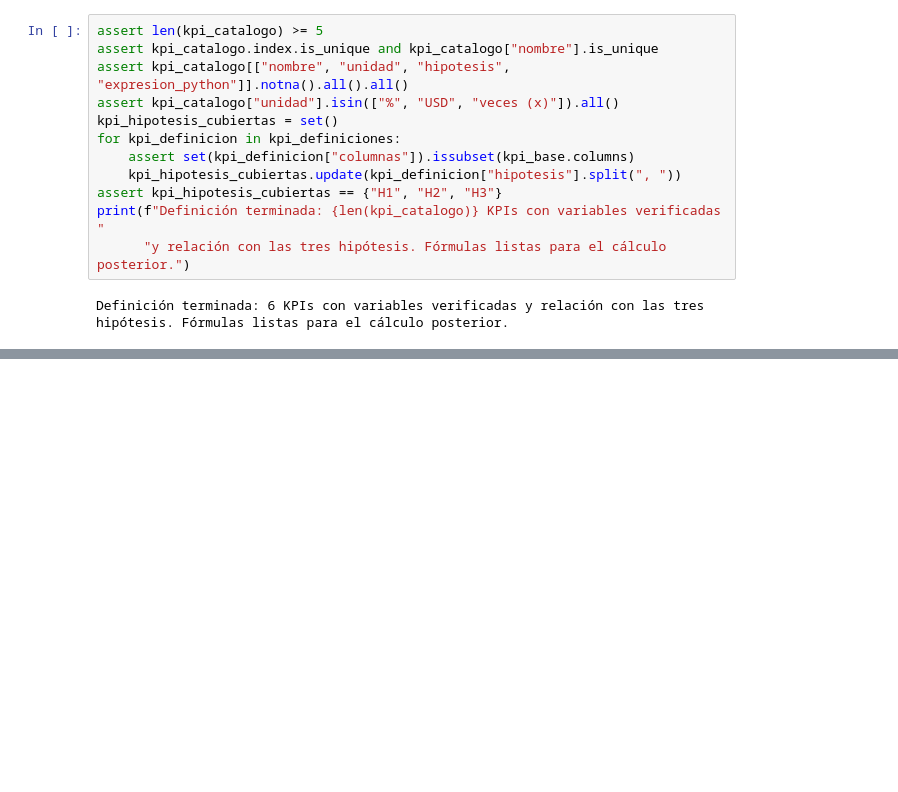
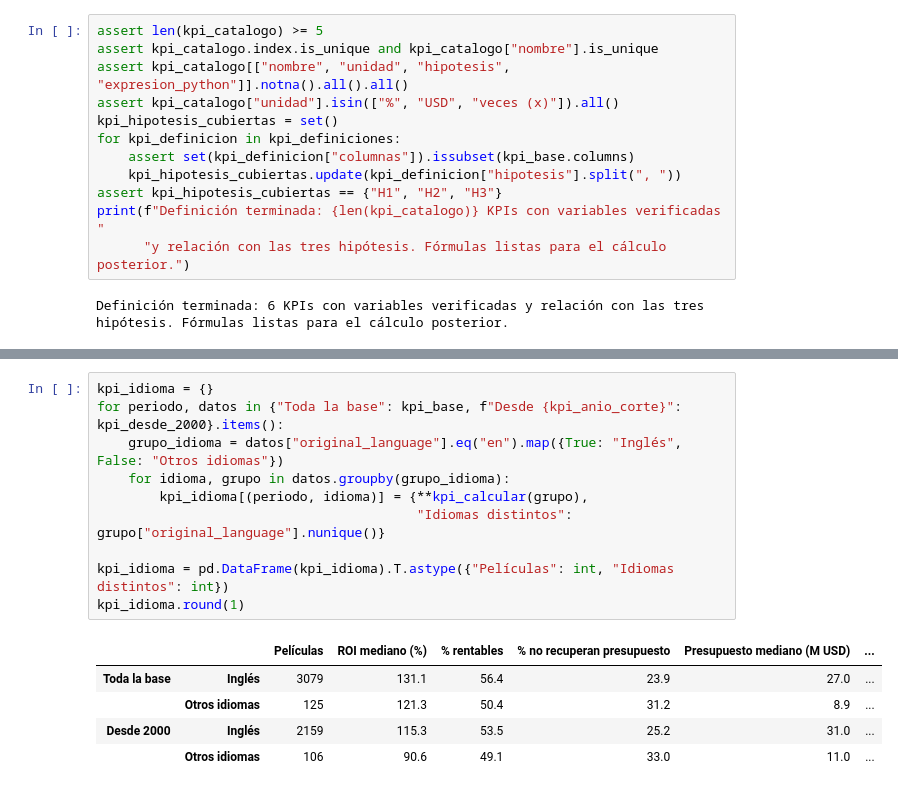
Before and after one commit to JulianHZ711/analisis-datos-evento-3, a Jupyter notebook: notebooks/04_kpis.ipynb, the cells around one changed output, grey strips where cells are left out. Drawn from its saved outputs; the diff is of its cells as text; blank space fills up the shorter version.

```diff
--- a/notebooks/04_kpis.ipynb
+++ b/notebooks/04_kpis.ipynb
@@ -271,0 +481,16 @@ Definición terminada: 6 KPIs con variables verificadas y relación con las tres
+# %%
+kpi_idioma = {}
+for periodo, datos in {"Toda la base": kpi_base, f"Desde {kpi_anio_corte}": kpi_desde_2000}.items():
+    grupo_idioma = datos["original_language"].eq("en").map({True: "Inglés", False: "Otros idiomas"})
+    for idioma, grupo in datos.groupby(grupo_idioma):
+        kpi_idioma[(periodo, idioma)] = {**kpi_calcular(grupo),
+                                         "Idiomas distintos": grupo["original_language"].nunique()}
+
+kpi_idioma = pd.DataFrame(kpi_idioma).T.astype({"Películas": int, "Idiomas distintos": int})
+kpi_idioma.round(1)
+# %% [output]
+|  |  | Películas | ROI mediano (%) | % rentables | % no recuperan presupuesto | Presupuesto mediano (M USD) | ... |
+| Toda la base | Inglés | 3079 | 131.1 | 56.4 | 23.9 | 27.0 | ... |
+|  | Otros idiomas | 125 | 121.3 | 50.4 | 31.2 | 8.9 | ... |
+| Desde 2000 | Inglés | 2159 | 115.3 | 53.5 | 25.2 | 31.0 | ... |
+|  | Otros idiomas | 106 | 90.6 | 49.1 | 33.0 | 11.0 | ... |
```
Also changed, not shown: parts of 20 cells of this notebook, 1 other file.
